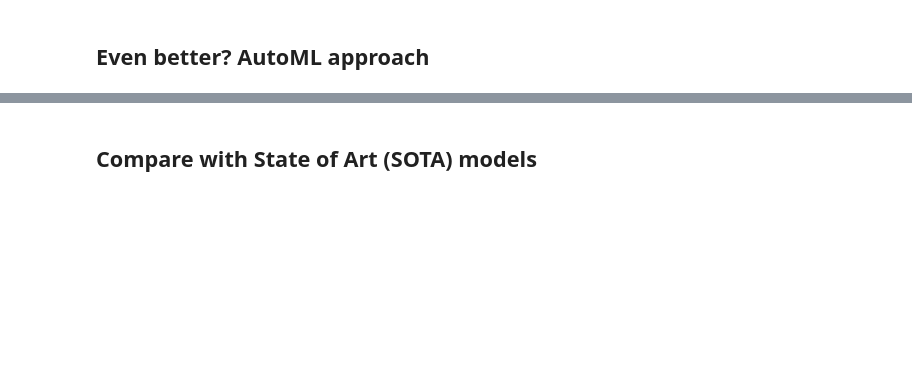
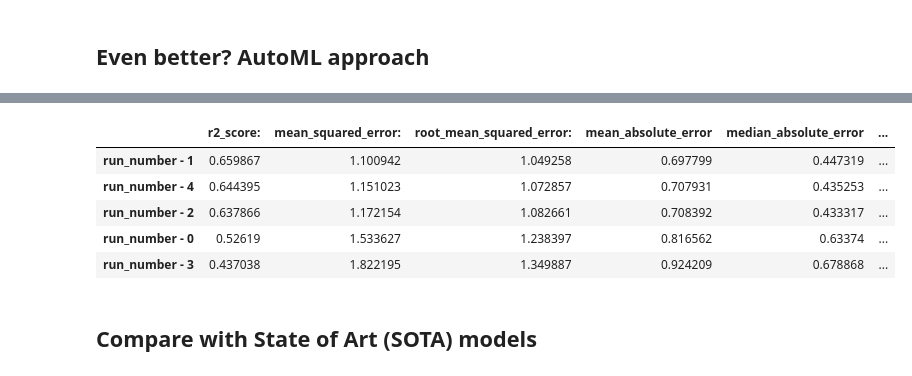
Before and after one commit to aimclub/Fedot.Industrial, a Jupyter notebook: cases/industrial_examples/economic_analysis/oil_gas_prices.ipynb, the cells around one changed output, grey strips where cells are left out. Drawn from its saved outputs; the diff is of its cells as text; code cells hidden in the pictures; blank space fills up the shorter version.

```diff
--- a/cases/industrial_examples/economic_analysis/oil_gas_prices.ipynb
+++ b/cases/industrial_examples/economic_analysis/oil_gas_prices.ipynb
@@ -266,3 +361,15 @@ metric
+# %%
+df_automl = pd.concat([x for x in metric_dict.values()],axis=0).T
+df_automl.columns = list(metric_dict.keys())
+df_automl = df_automl.T
+df_automl.sort_values('root_mean_squared_error:')
+# %% [output]
+|  | r2_score: | mean_squared_error: | root_mean_squared_error: | mean_absolute_error | median_absolute_error | ... |
+| run_number - 1 | 0.659867 | 1.100942 | 1.049258 | 0.697799 | 0.447319 | ... |
+| run_number - 4 | 0.644395 | 1.151023 | 1.072857 | 0.707931 | 0.435253 | ... |
+| run_number - 2 | 0.637866 | 1.172154 | 1.082661 | 0.708392 | 0.433317 | ... |
+| run_number - 0 | 0.52619 | 1.533627 | 1.238397 | 0.816562 | 0.63374 | ... |
+| run_number - 3 | 0.437038 | 1.822195 | 1.349887 | 0.924209 | 0.678868 | ... |
 # %% [markdown]
 ## Compare with State of Art (SOTA) models
 # %%
```
Also changed, not shown: parts of 15 cells of this notebook.
